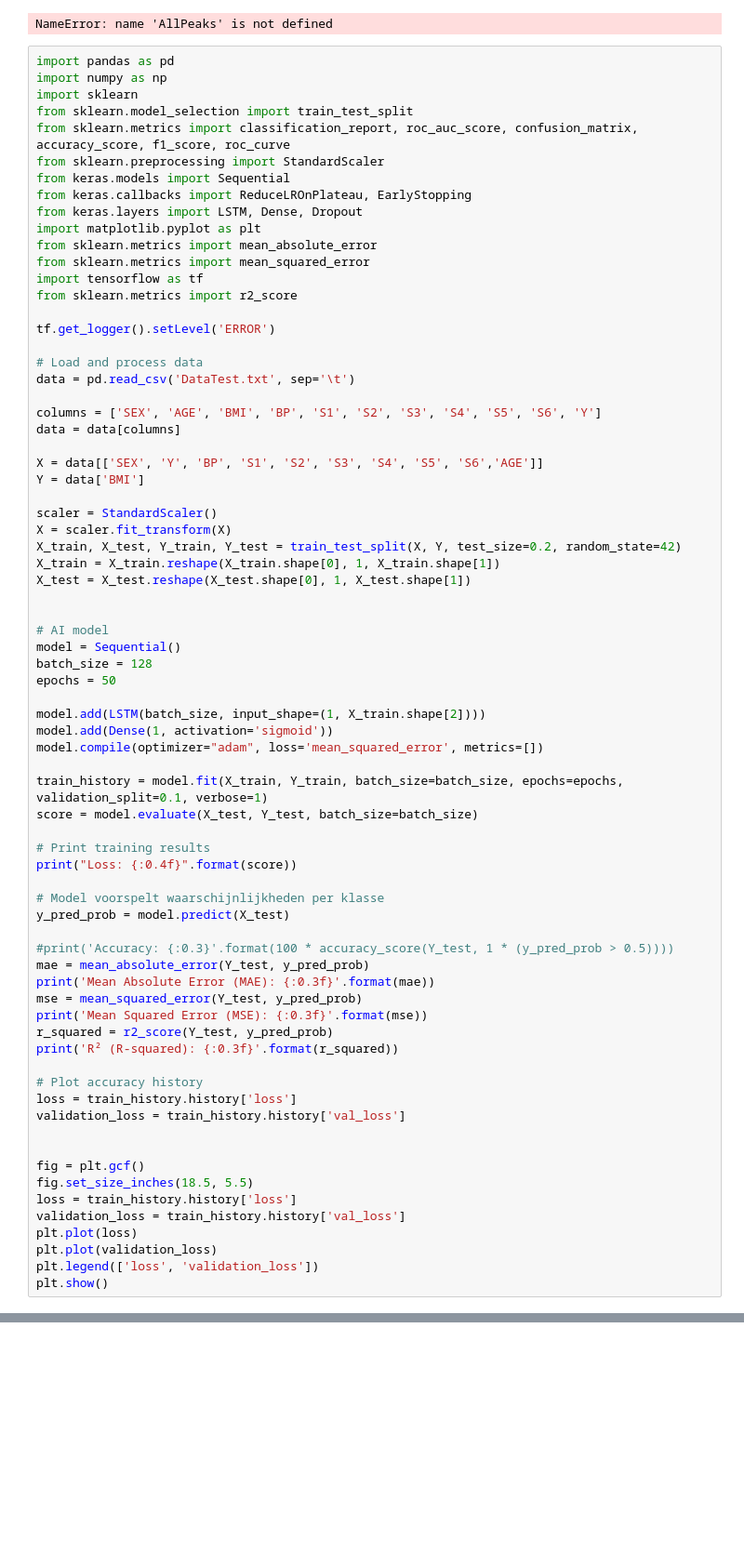
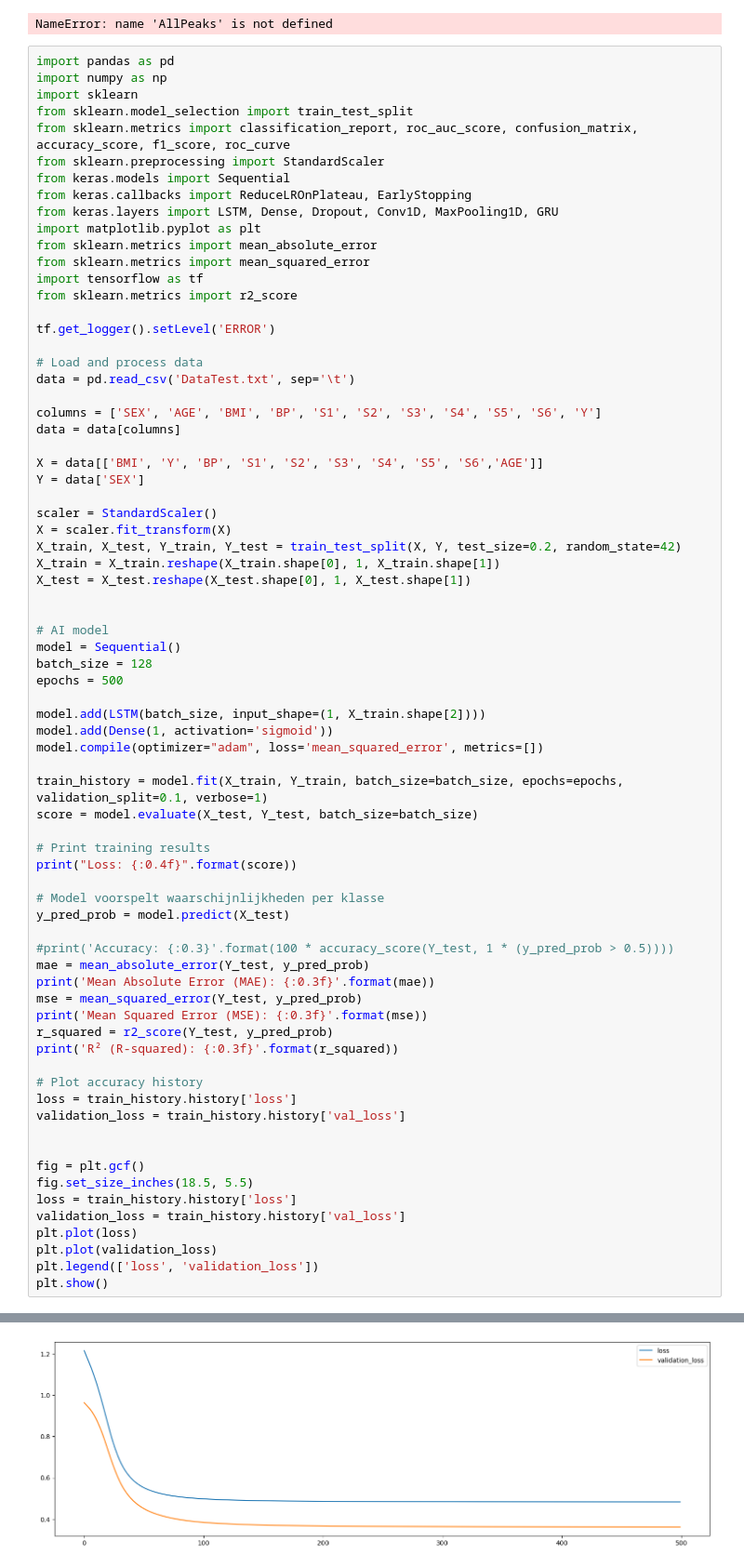
Before and after one commit to JuleanCode/ai-model-for-finding-HRV-fluctuations, a Jupyter notebook: HRV_calculator.ipynb, the cells around one changed output, grey strips where cells are left out. Shown at 93% size. Saved outputs shown, nothing was run; the diff lists cells and outputs as text; blank space fills up the shorter version.

```diff
--- a/HRV_calculator.ipynb
+++ b/HRV_calculator.ipynb
@@ -296,7 +296,7 @@ from sklearn.metrics import classification_report, roc_auc_score, confusion_matr
 from sklearn.preprocessing import StandardScaler
 from keras.models import Sequential
 from keras.callbacks import ReduceLROnPlateau, EarlyStopping
-from keras.layers import LSTM, Dense, Dropout
+from keras.layers import LSTM, Dense, Dropout, Conv1D, MaxPooling1D, GRU
 import matplotlib.pyplot as plt
 from sklearn.metrics import mean_absolute_error
 from sklearn.metrics import mean_squared_error
@@ -311,8 +311,8 @@ data = pd.read_csv('DataTest.txt', sep='\t')
 columns = ['SEX', 'AGE', 'BMI', 'BP', 'S1', 'S2', 'S3', 'S4', 'S5', 'S6', 'Y']
 data = data[columns]
 
-X = data[['SEX', 'Y', 'BP', 'S1', 'S2', 'S3', 'S4', 'S5', 'S6','AGE']]
-Y = data['BMI']
+X = data[['BMI', 'Y', 'BP', 'S1', 'S2', 'S3', 'S4', 'S5', 'S6','AGE']]
+Y = data['SEX']
 
 scaler = StandardScaler()
 X = scaler.fit_transform(X)
@@ -324,7 +324,7 @@ X_test = X_test.reshape(X_test.shape[0], 1, X_test.shape[1])
 # AI model
 model = Sequential()
 batch_size = 128
-epochs = 50
+epochs = 500
 
 model.add(LSTM(batch_size, input_shape=(1, X_train.shape[2])))
 model.add(Dense(1, activation='sigmoid'))
@@ -381,0 +381 @@ KeyboardInterrupt:
+[figure, added]
```
Also changed, not shown: parts of 2 cells of this notebook, 42 other files.
